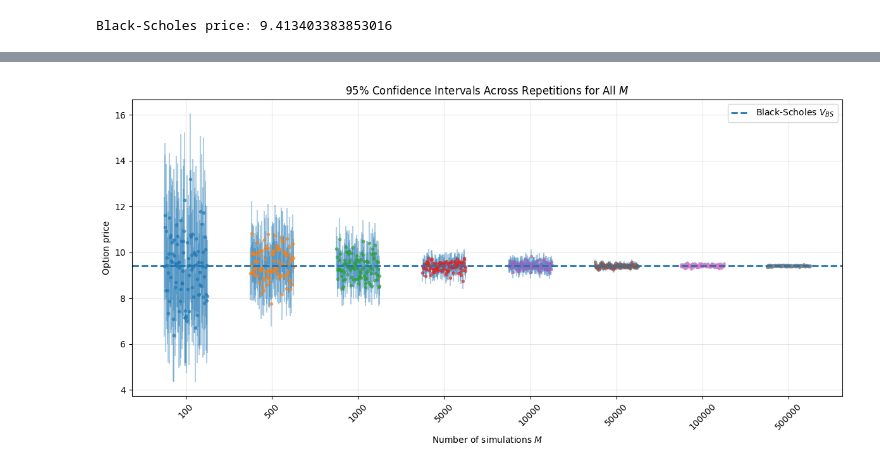
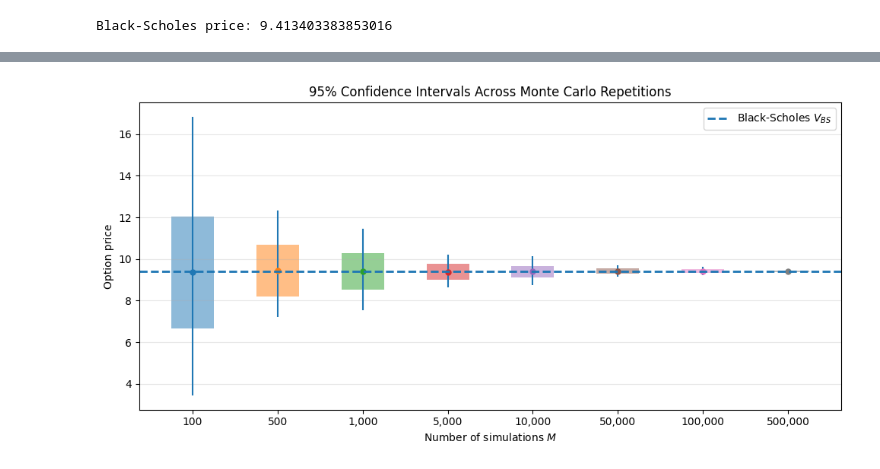
Before and after one commit to tom-fritzdorf/Financial-derivatives, a Jupyter notebook: tom.ipynb, the cells around one changed output, grey strips where cells are left out. Cells and saved outputs as stored; diff of their text form; code cells hidden in the pictures.

Commit message:
plot ändringar och sista delen

```diff
--- a/tom.ipynb
+++ b/tom.ipynb
@@ -117,31 +115,96 @@ plt.show()
 
 
 #plots for coverage and confidence interval
-plt.figure(figsize=(12, 6))
+import matplotlib.pyplot as plt
+import numpy as np
+
+fig, ax = plt.subplots(figsize=(10, 5))
+
+positions = np.arange(len(M_list))
 
 for i, M in enumerate(M_list):
-    Vm_vals = all_Vm[i]
-    CI_l_vals = all_CI_l[i]
-    CI_u_vals = all_CI_u[i]
 
-    R = len(Vm_vals)
+    CI_l = np.array(all_CI_l[i])
+    CI_u = np.array(all_CI_u[i])
+    Vm = np.array(all_Vm[i])
 
-    # spread repetitions slightly around each M-position
-    x_positions = np.linspace(i - 0.25, i + 0.25, R)
+    # Mean confidence interval
+    mean_lower = np.mean(CI_l)
+    mean_upper = np.mean(CI_u)
 
-    # vertical confidence intervals
-    plt.vlines(x_positions, CI_l_vals, CI_u_vals, alpha=0.35)
+    # Mean Monte Carlo estimate
+    mean_Vm = np.mean(Vm)
 
-    # point estimates
-    plt.plot(x_positions, Vm_vals, 'o', markersize=3, alpha=0.6)
+    # Full range across repetitions
+    min_lower = np.min(CI_l)
+    max_upper = np.max(CI_u)
 
-plt.axhline(V_BS, linestyle='--', linewidth=2, label=r'Black-Scholes $V_{BS}$')
+    # Whisker
+    ax.vlines(
+        i,
+        min_lower,
+        max_upper,
+        linewidth=1.5
+    )
 
-plt.xticks(range(len(M_list)), [str(M) for M in M_list], rotation=45)
+    # Candle body = average confidence interval
+    ax.bar(
+        i,
+        mean_upper - mean_lower,
+        bottom=mean_lower,
+        width=0.5,
+        alpha=0.5
+    )
+
+    # Mean estimate
+    ax.plot(
+        i,
+        mean_Vm,
+        "o",
+        markersize=5
+    )
+
+# Exact Black-Scholes price
+ax.axhline(
+    V_BS,
+    linestyle="--",
+    linewidth=2,
+    label=r"Black-Scholes $V_{BS}$"
+)
+
+ax.set_xticks(positions)
+ax.set_xticklabels([f"{M:,}" for M in M_list])
+
+ax.set_xlabel("Number of simulations $M$")
+ax.set_ylabel("Option price")
+ax.set_title("95% Confidence Intervals Across Monte Carlo Repetitions")
+
+ax.grid(True, axis="y", alpha=0.3)
+ax.legend()
+
+plt.tight_layout()
+plt.show()
+
+plt.figure(figsize=(8, 5))
+
+plt.plot(
+    M_list,
+    coverage_list,
+    marker='o',
+    linewidth=2,
+    markersize=6,
+    label="Empirical coverage"
+)
+
+plt.axhline(0.95, linestyle='--', linewidth=2, label="Nominal 95% coverage")
+
+plt.xscale("log")
+plt.ylim(0.85, 1.0)
+
 plt.xlabel("Number of simulations $M$")
-plt.ylabel("Option price")
-plt.title("95% Confidence Intervals Across Repetitions for All $M$")
-plt.grid(True, alpha=0.3)
+plt.ylabel("Coverage probability")
+plt.title("Empirical Coverage of 95% Confidence Intervals")
+plt.grid(True, which="both", alpha=0.3)
 plt.legend()
 plt.tight_layout()
 plt.show()
@@ -211 +274 @@ print("Theoretical beta:", 0.5)
-[figure, old version]
+[figure, new version]
```
Also changed, not shown: parts of 3 cells of this notebook.
